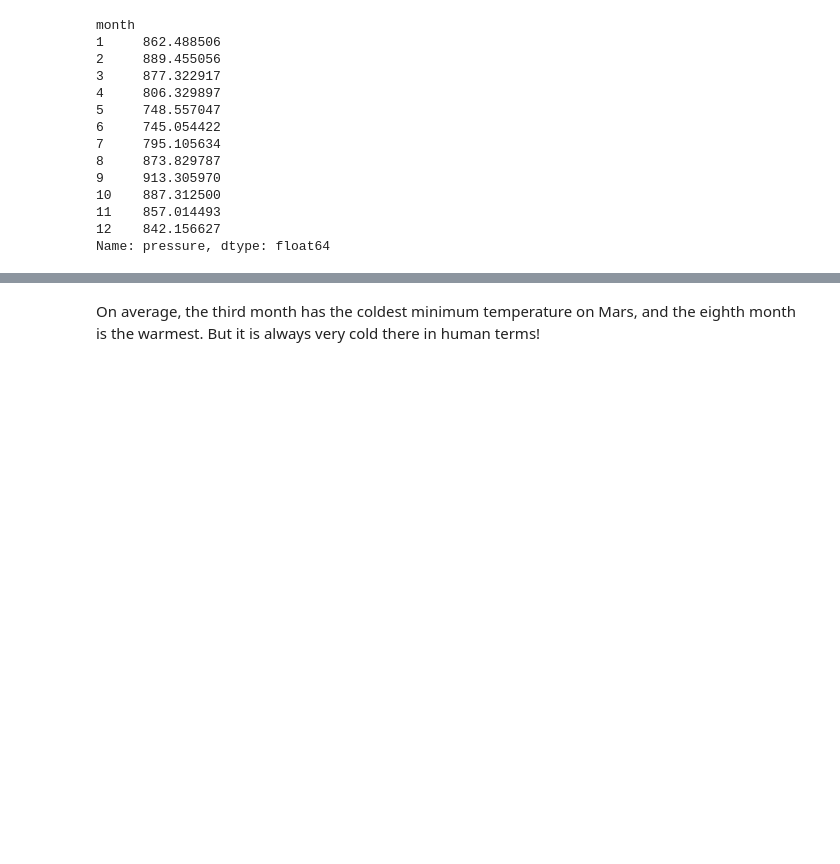
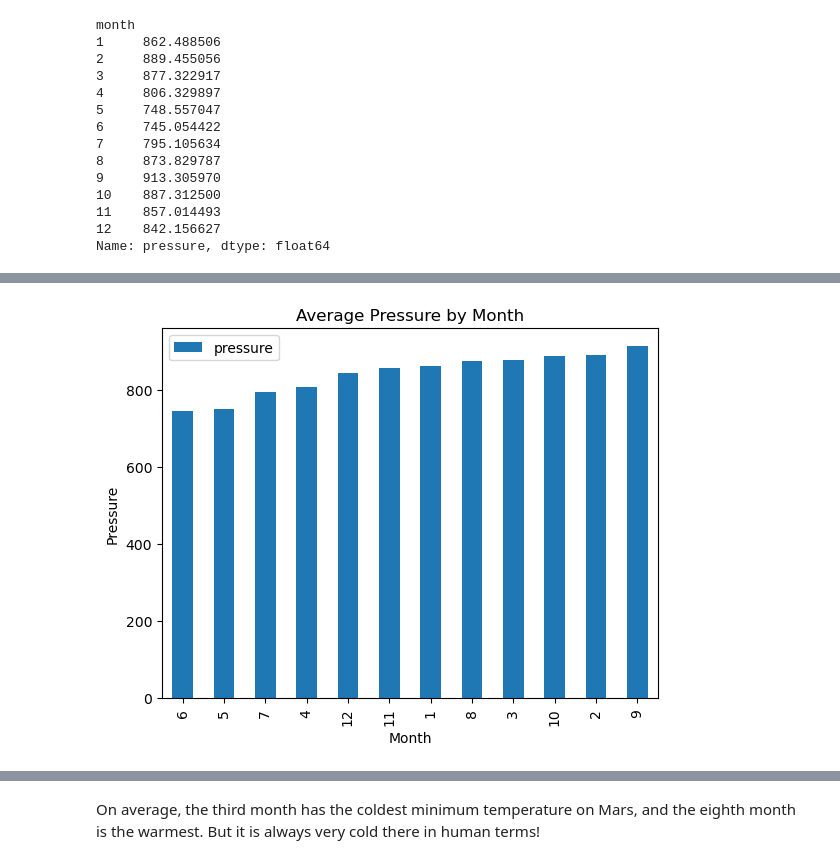
Before and after one commit to Leo-SLC/html-challenge, a Jupyter notebook: part_2_mars_weather.ipynb, the cells around one changed output, grey strips where cells are left out. Saved outputs shown, nothing was run; the diff lists cells and outputs as text; code cells hidden in the pictures; blank space fills up the shorter version.

```diff
--- a/part_2_mars_weather.ipynb
+++ b/part_2_mars_weather.ipynb
@@ -190,5 +216,9 @@ Name: min_temp, dtype: float64
 # %%
 # 4. Average pressure by Martian month
+
+avg_month_pressure = mars_df.groupby(['month']).mean()['pressure']
+
+avg_month_pressure
 # %% [output]
 month
 1     862.488506
@@ -210,0 +237,13 @@ Name: pressure, dtype: float64
+# %%
+# Plot the average pressure by month
+avg_month_pressure_df = pd.DataFrame(avg_month_pressure)
+
+avg_month_pressure_df = avg_month_pressure_df.sort_values('pressure', ascending=True)
+
+avg_month_pressure_df.plot.bar()
+plt.title('Average Pressure by Month')
+plt.xlabel("Month")
+plt.ylabel("Pressure")
+plt.show()
+# %% [output]
+[figure, added]
```
Also changed, not shown: parts of 12 cells of this notebook, 2 other files.
